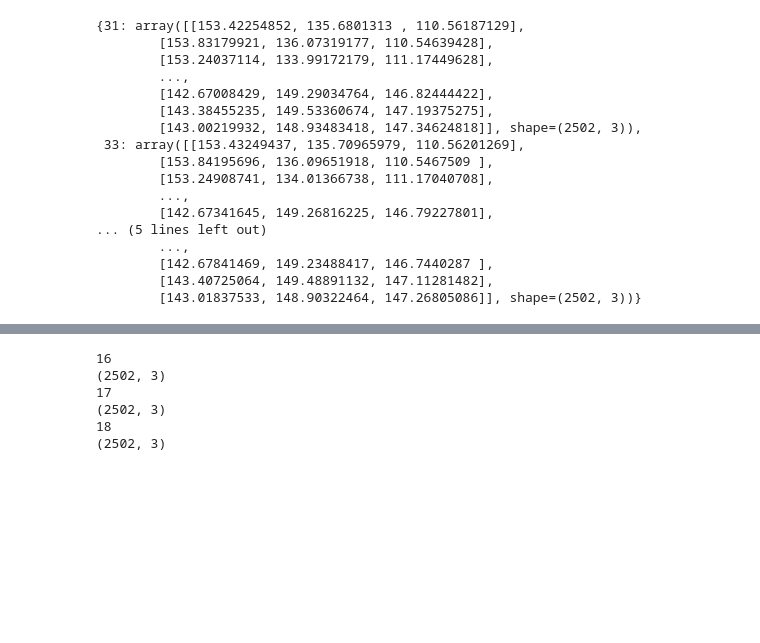
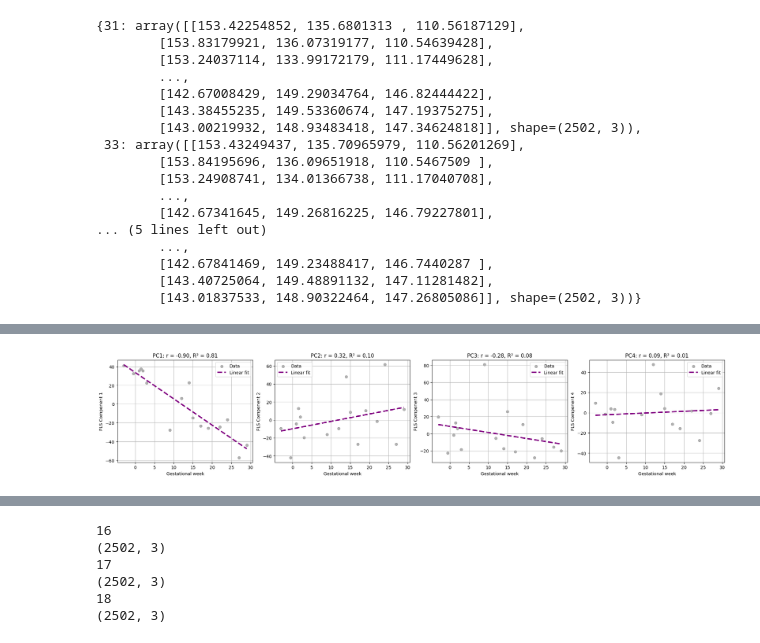
Before and after one commit to luisfpereira/herbrain, a Jupyter notebook: notebooks/pregnancy/maternal_brain_project/pls_linear_regression_plotting.ipynb, the cells around one changed output, grey strips where cells are left out. Cells and saved outputs as stored; diff of their text form; code cells hidden in the pictures; blank space fills up the shorter version.

Commit message:
adding slides 7-8 svgs and adding postpartum/right hippcampus to notebook

```diff
--- a/notebooks/pregnancy/maternal_brain_project/pls_linear_regression_plotting.ipynb
+++ b/notebooks/pregnancy/maternal_brain_project/pls_linear_regression_plotting.ipynb
@@ -173,19 +185,19 @@ for structure_id, structure_name in [test_structure]:
 
     # Overall R2
     r2_total = pls.score(X_scaled, y)
-    print(f"\nGlobal R² for predicting week from shape: {r2_total:.3f}")
+    print(f"\nGlobal R² for predicting week from shape (PREGNANCY): {r2_total:.3f}")
 
     reg = LinearRegression().fit(y, pls_scores)
 
     # predict mesh at future weeks
     weeks_to_predict = [31, 33, 36]
-    predicted_meshes = {}
+    predicted_meshes_pregnancy = {}
     for w in weeks_to_predict:
         scores_pred = reg.predict([[w]])  # predict shape latent vector
         X_pred_scaled = np.dot(scores_pred, pls.x_loadings_.T)
         X_pred = scaler.inverse_transform(X_pred_scaled)
         mesh_pred = X_pred.reshape(-1, 3)
-        predicted_meshes[w] = mesh_pred  # store reconstructed mesh
+        predicted_meshes_pregnancy[w] = mesh_pred  # store reconstructed mesh
 
     # Plot PLS components vs. week
     for comp in range(n_comps):
@@ -218,6 +230,6 @@ for structure_id, structure_name in [test_structure]:
         ax.grid(True)
         ax.legend()
 
-plt.savefig(f"svgs/pls_components_{test_structure}.svg", format='svg')
+plt.savefig(f"svgs/pls_components_{test_structure}_pregnancy.svg", format='svg')
 plt.show()
 # %% [output]
@@ -247,3 +259,81 @@ predicted_meshes
         [142.67841469, 149.23488417, 146.7440287 ],
         [143.40725064, 149.48891132, 147.11281482],
         [143.01837533, 148.90322464, 147.26805086]], shape=(2502, 3))}
+# %%
+# RIGHT HIPPOCAMPUS
+n_comps = 4
+n_sessions = 16
+test_structure = (53,'Right-Hippocampus')
+fig, axes = plt.subplots(1, n_comps, figsize=(5 * n_comps, 4), constrained_layout=True)
+
+for structure_id, structure_name in [test_structure]:
+    aligned_meshes = all_meshes[structure_id]
+    all_mesh_points = []
+    for session_id in range(n_sessions):
+        mesh = aligned_meshes[session_id]
+        all_mesh_points.append(mesh.points)
+
+    weeks_y = weeks[:n_sessions]
+
+    verts_reshaped = np.array(all_mesh_points).reshape(n_sessions, -1)
+    # print(verts_reshaped.shape)
+    scaler = StandardScaler()
+    X_scaled = scaler.fit_transform(verts_reshaped)
+
+    y = weeks_y.reshape(-1, 1)
+    # print(y.shape)
+
+    pls = PLSRegression(n_components=n_comps)
+    pls.fit(X_scaled, y)
+    pls_scores = pls.x_scores_
+
+    # Overall R2
+    r2_total = pls.score(X_scaled, y)
+    print(f"\nGlobal R² for predicting week from shape (PREGNANCY): {r2_total:.3f}")
+
+    reg = LinearRegression().fit(y, pls_scores)
+
+    # predict mesh at future weeks
+    weeks_to_predict = [31, 33, 36]
+    predicted_meshes_pregnancy = {}
+    for w in weeks_to_predict:
+        scores_pred = reg.predict([[w]])  # predict shape latent vector
+        X_pred_scaled = np.dot(scores_pred, pls.x_loadings_.T)
+        X_pred = scaler.inverse_transform(X_pred_scaled)
+        mesh_pred = X_pred.reshape(-1, 3)
+        predicted_meshes_pregnancy[w] = mesh_pred  # store reconstructed mesh
+
+    # Plot PLS components vs. week
+    for comp in range(n_comps):
+        ax = axes[comp]
+        y_comp = pls_scores[:, comp]
+        x_week = y
+
+        # correlation
+        corr, pval = pearsonr(y_comp, weeks_y)
+
+        # print(x_week.shape)
+        # print(y_comp.shape)
+
+        lr = LinearRegression().fit(x_week, y_comp)
+        y_fit = lr.predict(x_week)
+        r2 = r2_score(y_comp, y_fit)
+
+        # Print stats
+        print(f"Component {comp+1}: r = {corr:.3f}, p = {pval:.7f}, R² = {r2:.3f}")
+
+        # Plot scatter + regression
+        ax.scatter(weeks_y, y_comp, label='Data', color='gray', alpha=0.6)
+        x_line = np.linspace(x_week.min(), x_week.max(), 100).reshape(-1, 1)
+        y_line = lr.predict(x_line)
+        ax.plot(x_line, y_line, color='purple', linestyle='--', label='Linear fit', linewidth=3)
+
+        ax.set_xlabel("Gestational week")
+        ax.set_ylabel(f"PLS Component {comp + 1}")
+        ax.set_title(f"PC{comp+1}: r = {corr:.2f}, R² = {r2:.2f}")
+        ax.grid(True)
+        ax.legend()
+
+plt.savefig(f"svgs/pls_components_{test_structure}_pregnancy.svg", format='svg')
+plt.show()
+# %% [output]
@@ -249,0 +345 @@ predicted_meshes
+[figure, added]
```
Also changed, not shown: parts of 15 cells of this notebook, 2 other files.
